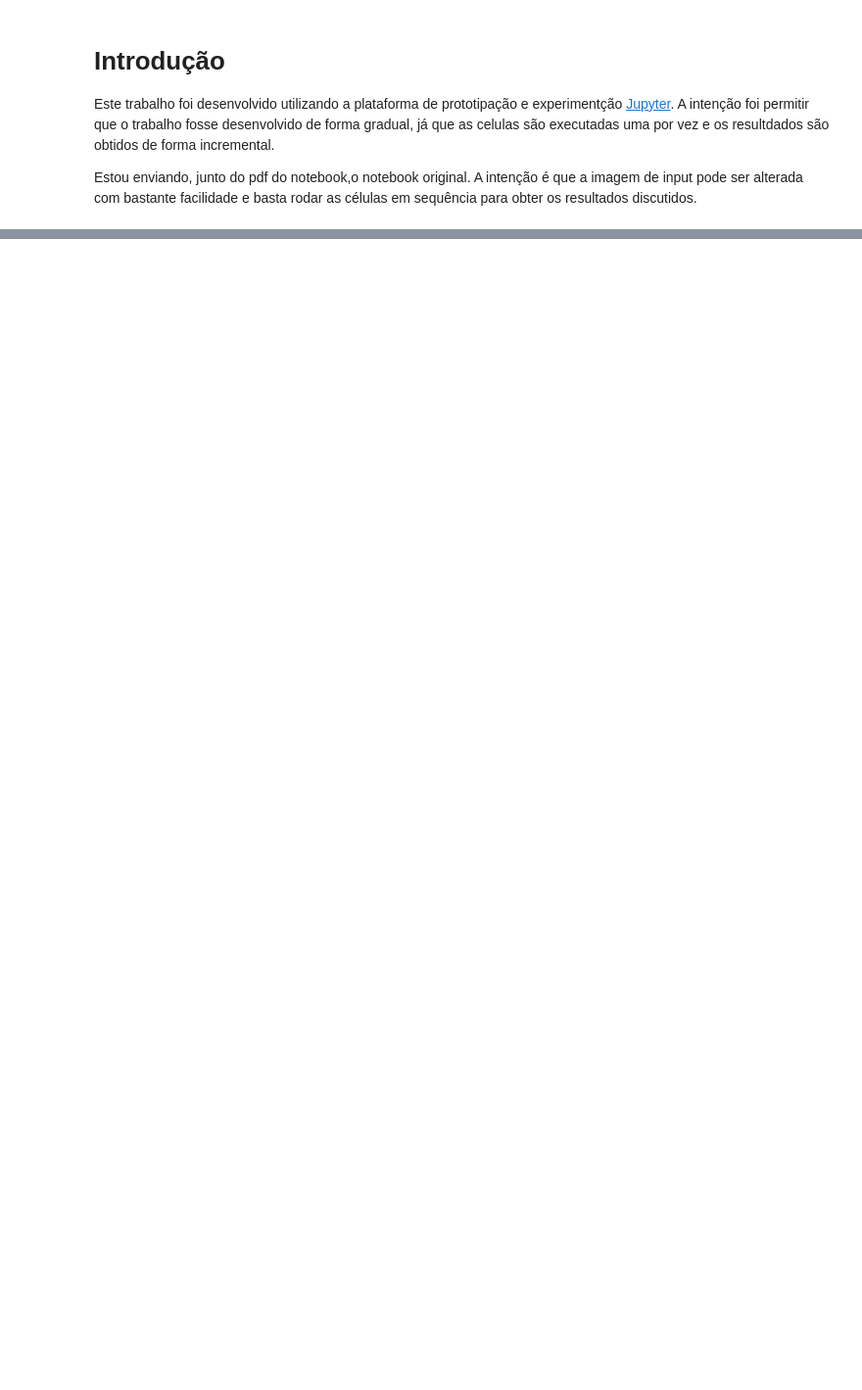
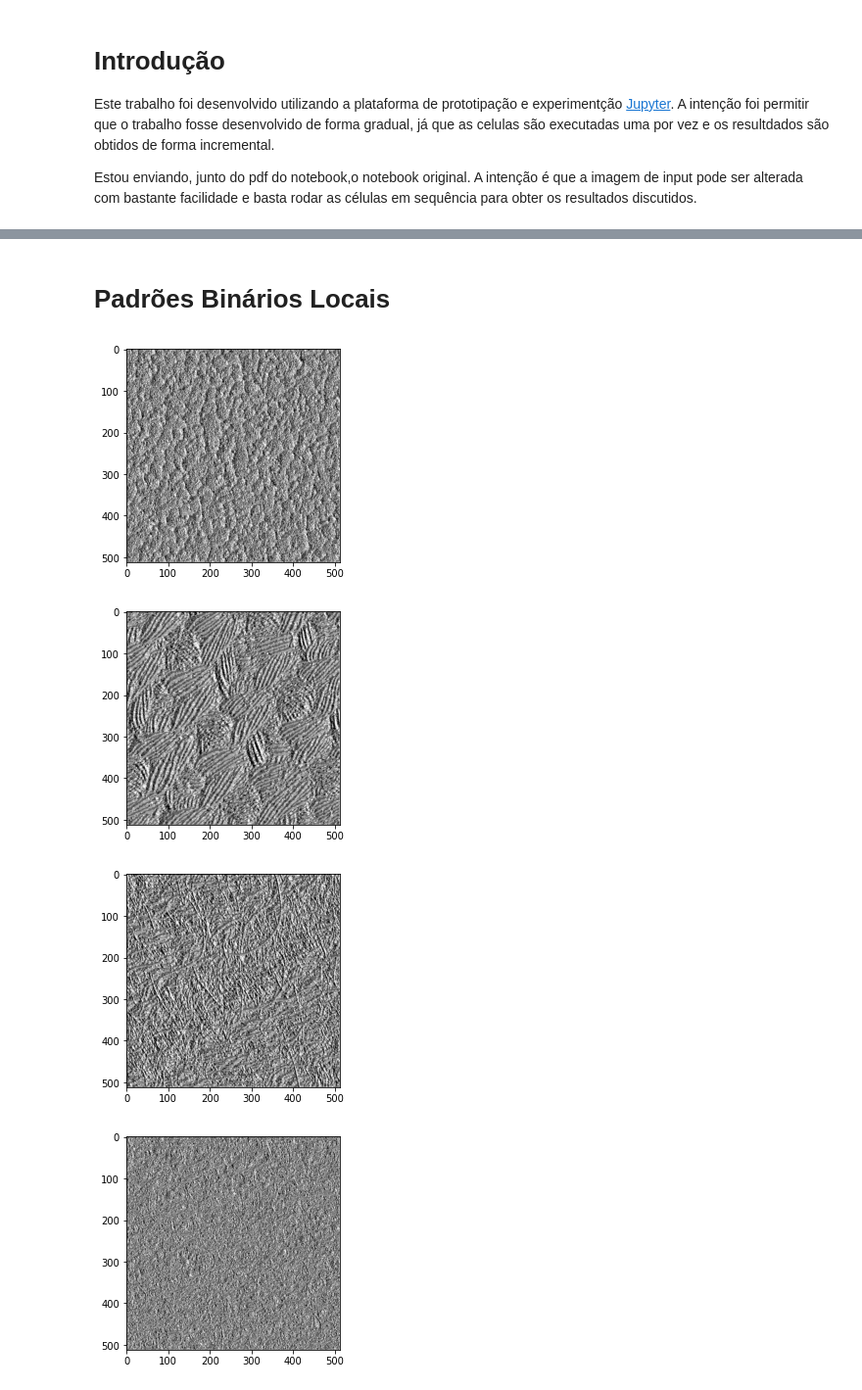
Before and after one commit to tiagodalloca/mc920-trabalho4, a Jupyter notebook: Trabalho 4 - Notebook.ipynb, the cells around one changed output, grey strips where cells are left out. Shown at 98% size. Saved outputs shown, nothing was run; the diff lists cells and outputs as text; code cells hidden in the pictures; blank space fills up the shorter version.

```diff
--- a/Trabalho 4 - Notebook.ipynb
+++ b/Trabalho 4 - Notebook.ipynb
@@ -129,0 +56,13 @@ plt.hist(x=areas, bins=[0, 1500, 3000, 4500], rwidth=.8)
+# %% [markdown]
+# Padrões Binários Locais
+# %%
+p , r = 8, 1
+lbps1 = [local_binary_pattern(x, p, r,).astype('int8') + 128 for x in imgs]
+for lbp in lbps1:
+    plt.figure()
+    plt.imshow(lbp, 'gray')
+# %% [output]
+[figure, added]
+[figure, added]
+[figure, added]
+[figure, added]
```
Also changed, not shown: parts of 39 cells of this notebook, 7 other files.
